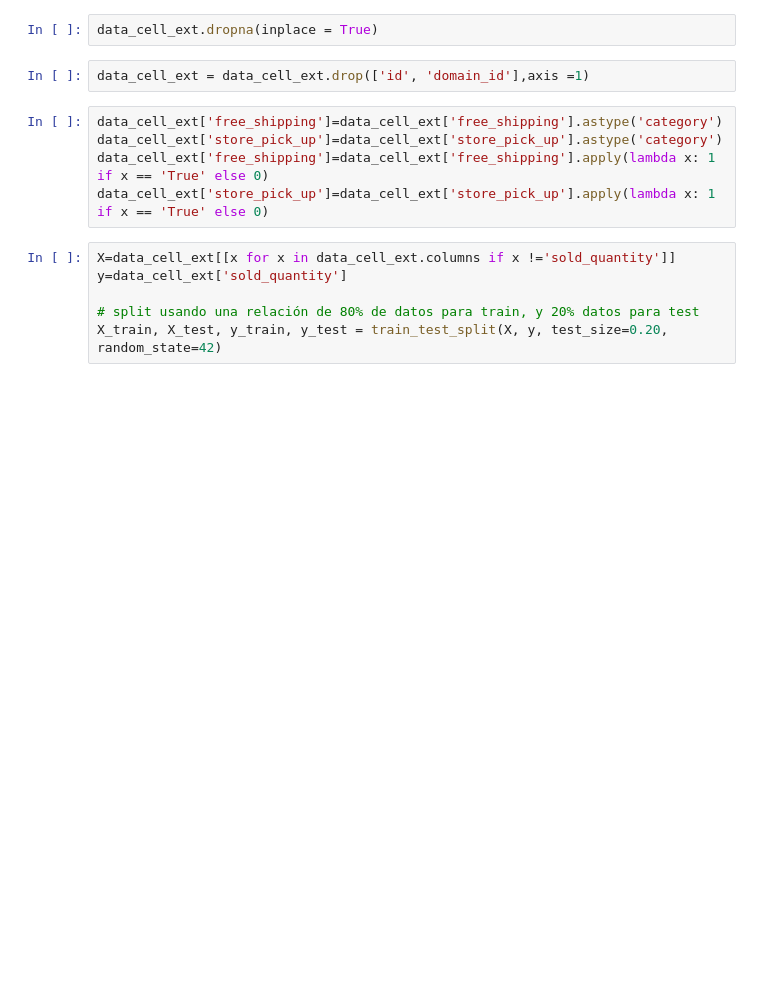
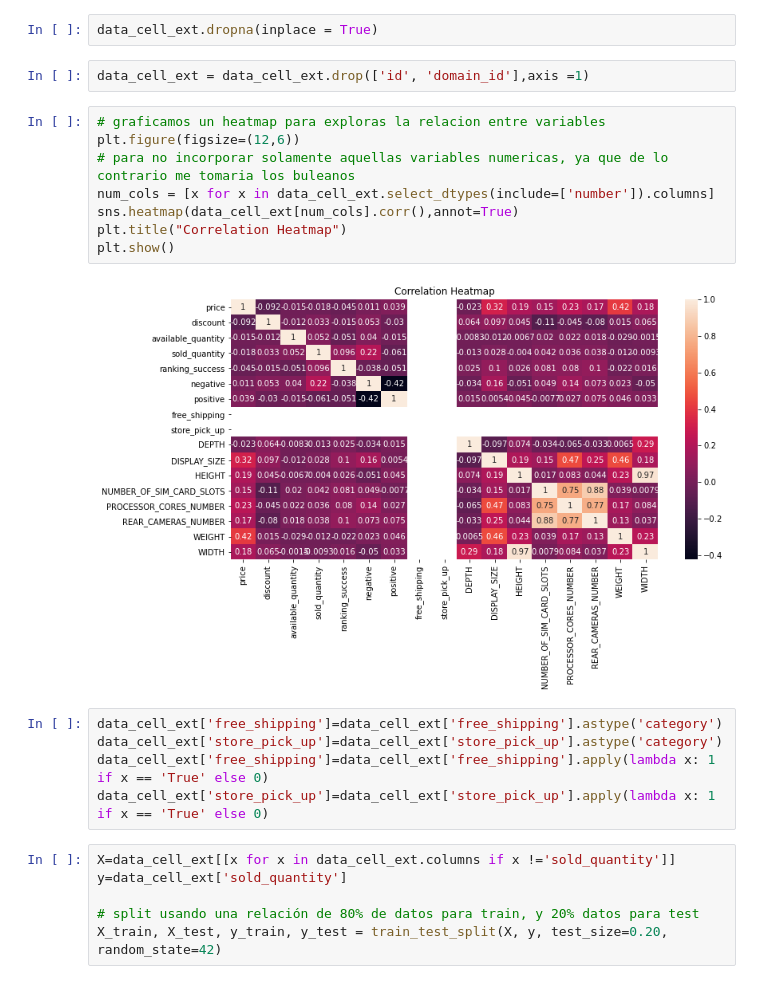
Before and after one commit to Mattzvl/EDA_API_ML, a Jupyter notebook: EDA_API_MELI_partII.ipynb, the cells around one changed output. Cells and saved outputs as stored; diff of their text form; blank space fills up the shorter version.

```diff
--- a/EDA_API_MELI_partII.ipynb
+++ b/EDA_API_MELI_partII.ipynb
@@ -1692,6 +1692,16 @@ memory usage: 248.3+ KB
 data_cell_ext.dropna(inplace = True)
 # %%
 data_cell_ext = data_cell_ext.drop(['id', 'domain_id'],axis =1)
+# %%
+# graficamos un heatmap para exploras la relacion entre variables
+plt.figure(figsize=(12,6))
+# para no incorporar solamente aquellas variables numericas, ya que de lo contrario me tomaria los buleanos
+num_cols = [x for x in data_cell_ext.select_dtypes(include=['number']).columns]
+sns.heatmap(data_cell_ext[num_cols].corr(),annot=True)
+plt.title("Correlation Heatmap")
+plt.show()
+# %% [output]
+[figure, added]
 # %%
 data_cell_ext['free_shipping']=data_cell_ext['free_shipping'].astype('category')
 data_cell_ext['store_pick_up']=data_cell_ext['store_pick_up'].astype('category')
```
Also changed, not shown: parts of 2 cells of this notebook.
